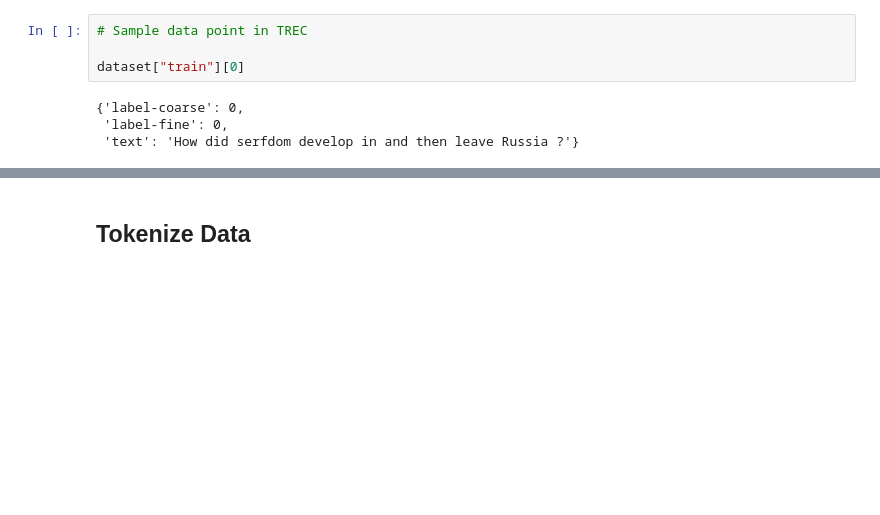
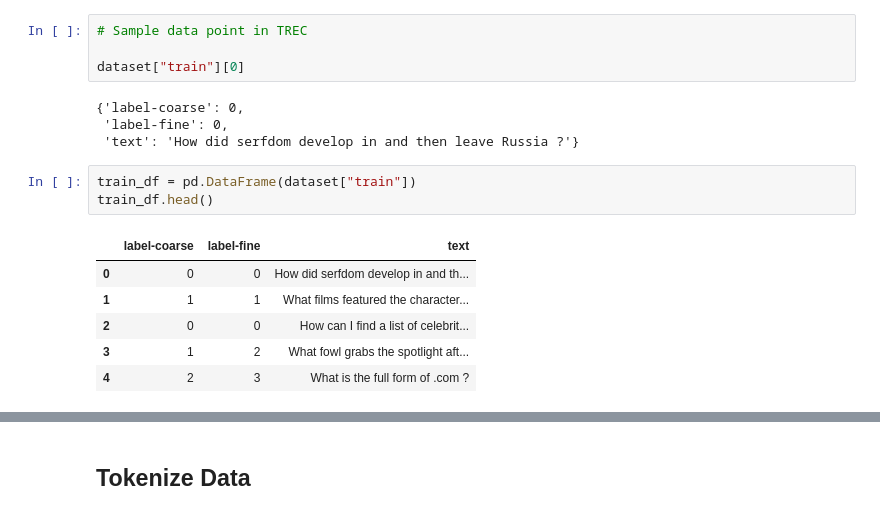
Before and after one commit to arihantbansal/SAiDL-Spring-Assignment-2022, a Jupyter notebook: NLP/trec_mixup.ipynb, the cells around one changed output, grey strips where cells are left out. Drawn from its saved outputs; the diff is of its cells as text; blank space fills up the shorter version.

```diff
--- a/NLP/trec_mixup.ipynb
+++ b/NLP/trec_mixup.ipynb
@@ -78,3 +95,13 @@ dataset["train"][0]
 {'label-coarse': 0,
  'label-fine': 0,
  'text': 'How did serfdom develop in and then leave Russia ?'}
+# %%
+train_df = pd.DataFrame(dataset["train"])
+train_df.head()
+# %% [output]
+|  | label-coarse | label-fine | text |
+| 0 | 0 | 0 | How did serfdom develop in and th... |
+| 1 | 1 | 1 | What films featured the character... |
+| 2 | 0 | 0 | How can I find a list of celebrit... |
+| 3 | 1 | 2 | What fowl grabs the spotlight aft... |
+| 4 | 2 | 3 | What is the full form of .com ? |
```
Also changed, not shown: parts of 39 cells of this notebook.
